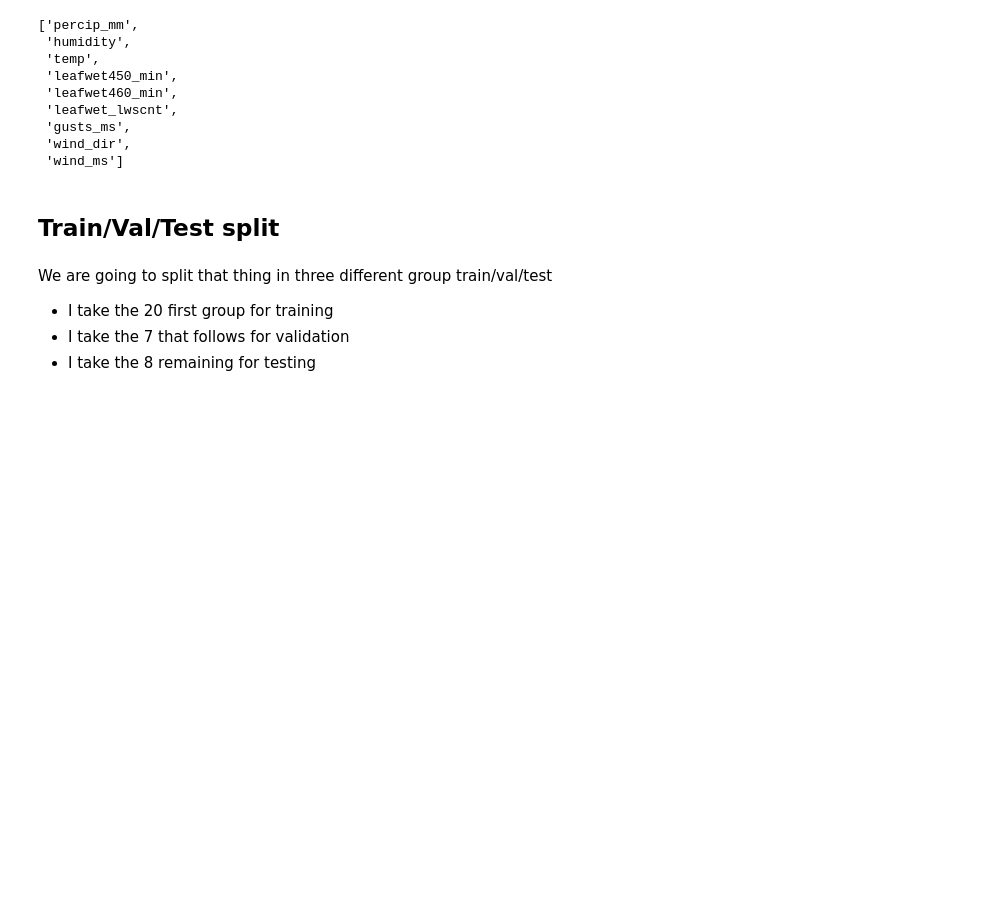
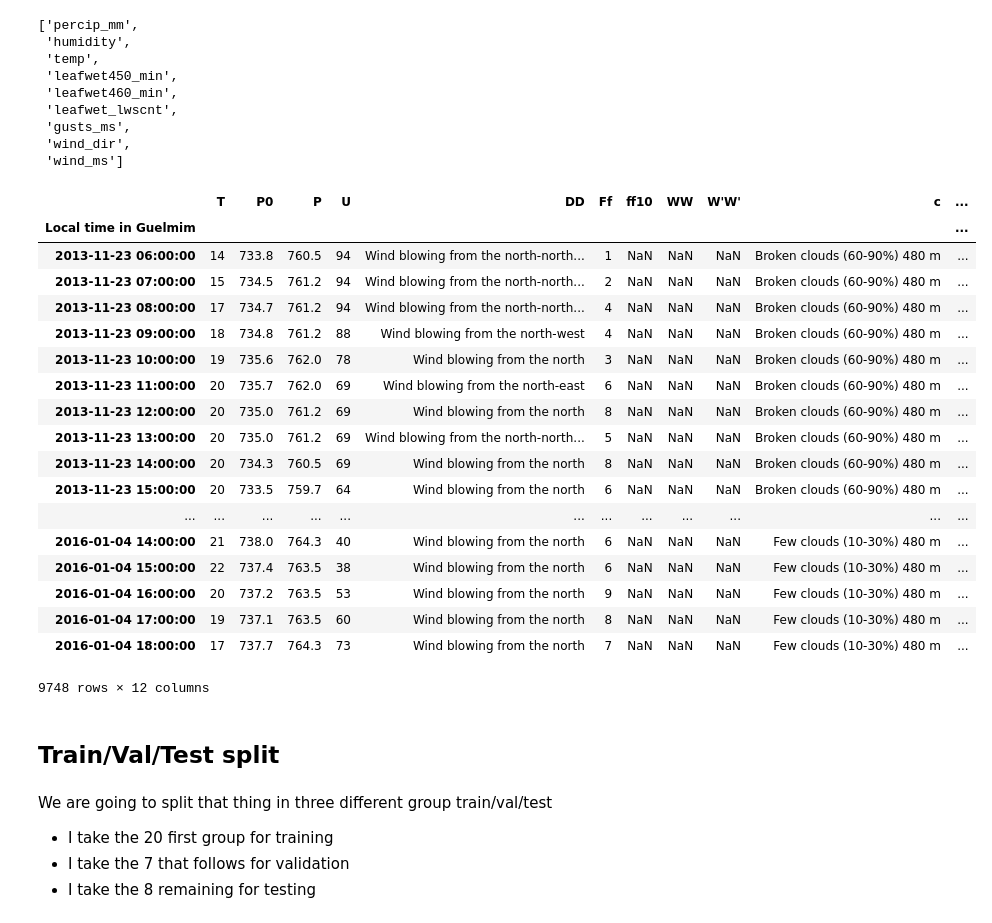
Before and after one commit to cthorey/fognet, a Jupyter notebook: test.ipynb, the cells around one changed output. Cells and saved outputs as stored; diff of their text form; code cells hidden in the pictures; blank space fills up the shorter version.

```diff
--- a/test.ipynb
+++ b/test.ipynb
@@ -86,3 +46,25 @@ train.columns.tolist()[:-2]
  'gusts_ms',
  'wind_dir',
  'wind_ms']
+# %%
+data['macro_guelmim']
+# %% [output]
+|  | T | P0 | P | U | DD | Ff | ff10 | WW | W'W' | c | ... |
+| Local time in Guelmim |  |  |  |  |  |  |  |  |  |  | ... |
+| 2013-11-23 06:00:00 | 14 | 733.8 | 760.5 | 94 | Wind blowing from the north-north... | 1 | NaN | NaN | NaN | Broken clouds (60-90%) 480 m | ... |
+| 2013-11-23 07:00:00 | 15 | 734.5 | 761.2 | 94 | Wind blowing from the north-north... | 2 | NaN | NaN | NaN | Broken clouds (60-90%) 480 m | ... |
+| 2013-11-23 08:00:00 | 17 | 734.7 | 761.2 | 94 | Wind blowing from the north-north... | 4 | NaN | NaN | NaN | Broken clouds (60-90%) 480 m | ... |
+| 2013-11-23 09:00:00 | 18 | 734.8 | 761.2 | 88 | Wind blowing from the north-west | 4 | NaN | NaN | NaN | Broken clouds (60-90%) 480 m | ... |
+| 2013-11-23 10:00:00 | 19 | 735.6 | 762.0 | 78 | Wind blowing from the north | 3 | NaN | NaN | NaN | Broken clouds (60-90%) 480 m | ... |
+| 2013-11-23 11:00:00 | 20 | 735.7 | 762.0 | 69 | Wind blowing from the north-east | 6 | NaN | NaN | NaN | Broken clouds (60-90%) 480 m | ... |
+| 2013-11-23 12:00:00 | 20 | 735.0 | 761.2 | 69 | Wind blowing from the north | 8 | NaN | NaN | NaN | Broken clouds (60-90%) 480 m | ... |
+| 2013-11-23 13:00:00 | 20 | 735.0 | 761.2 | 69 | Wind blowing from the north-north... | 5 | NaN | NaN | NaN | Broken clouds (60-90%) 480 m | ... |
+| 2013-11-23 14:00:00 | 20 | 734.3 | 760.5 | 69 | Wind blowing from the north | 8 | NaN | NaN | NaN | Broken clouds (60-90%) 480 m | ... |
+| 2013-11-23 15:00:00 | 20 | 733.5 | 759.7 | 64 | Wind blowing from the north | 6 | NaN | NaN | NaN | Broken clouds (60-90%) 480 m | ... |
+| ... | ... | ... | ... | ... | ... | ... | ... | ... | ... | ... | ... |
+| 2016-01-04 14:00:00 | 21 | 738.0 | 764.3 | 40 | Wind blowing from the north | 6 | NaN | NaN | NaN | Few clouds (10-30%) 480 m | ... |
+| 2016-01-04 15:00:00 | 22 | 737.4 | 763.5 | 38 | Wind blowing from the north | 6 | NaN | NaN | NaN | Few clouds (10-30%) 480 m | ... |
+| 2016-01-04 16:00:00 | 20 | 737.2 | 763.5 | 53 | Wind blowing from the north | 9 | NaN | NaN | NaN | Few clouds (10-30%) 480 m | ... |
+| 2016-01-04 17:00:00 | 19 | 737.1 | 763.5 | 60 | Wind blowing from the north | 8 | NaN | NaN | NaN | Few clouds (10-30%) 480 m | ... |
+| 2016-01-04 18:00:00 | 17 | 737.7 | 764.3 | 73 | Wind blowing from the north | 7 | NaN | NaN | NaN | Few clouds (10-30%) 480 m | ... |
+9748 rows × 12 columns
```
Also changed, not shown: parts of 6 cells of this notebook, 2 other files.
